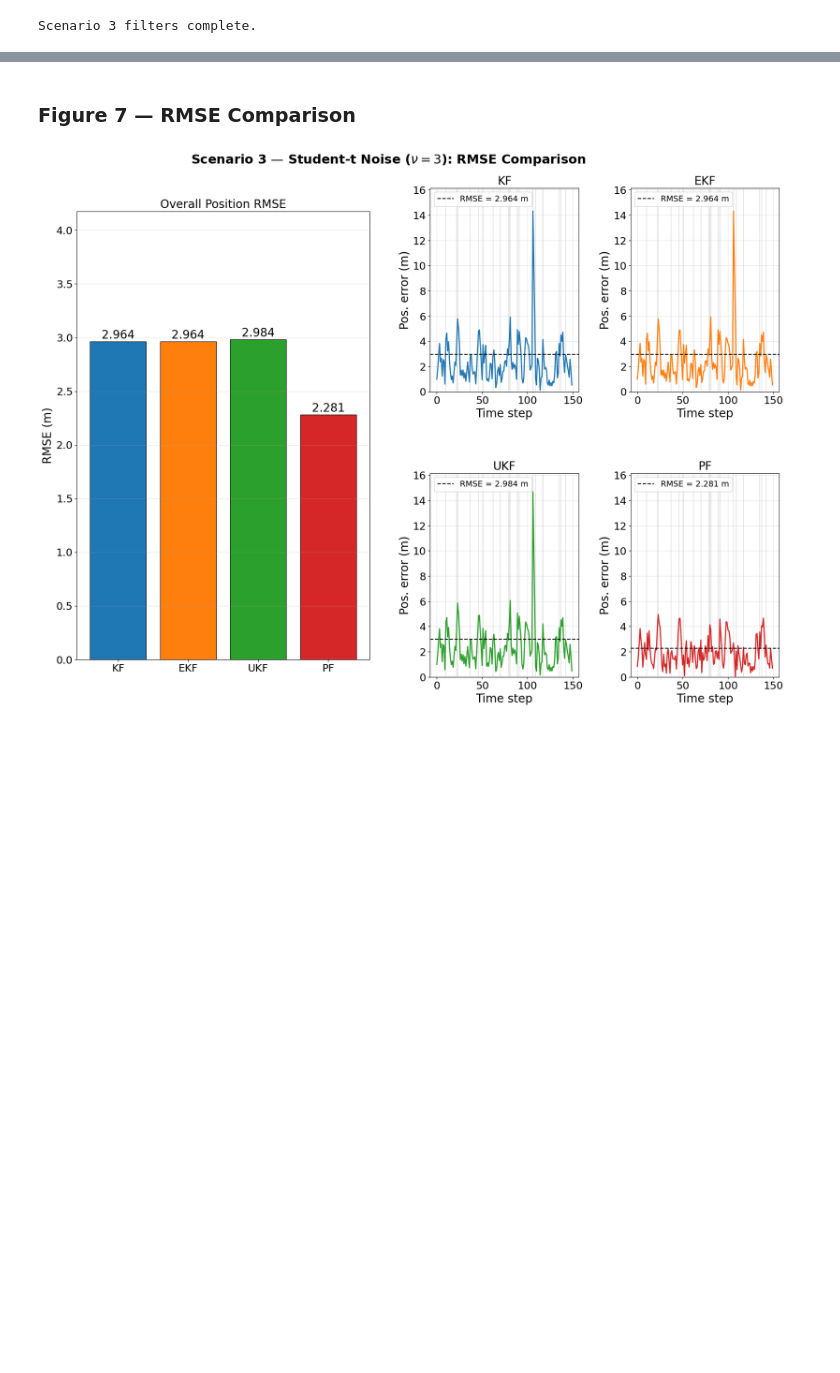
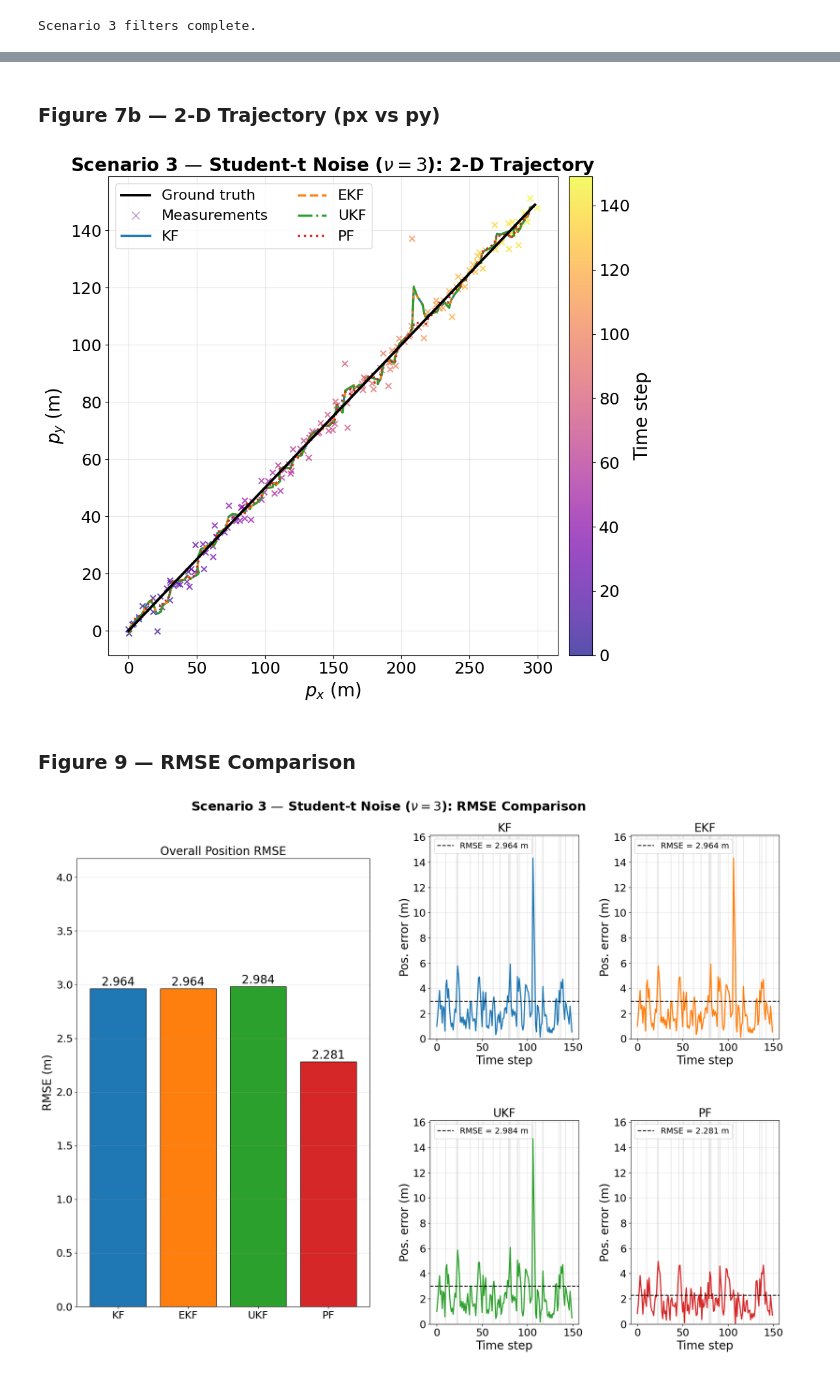
Before and after one commit to Moyin3/Dissertation, a Jupyter notebook: comparative_analysis.ipynb, the cells around one changed output, grey strips where cells are left out. Drawn from its saved outputs; the diff is of its cells as text; code cells hidden in the pictures; blank space fills up the shorter version.

```diff
--- a/comparative_analysis.ipynb
+++ b/comparative_analysis.ipynb
@@ -761,5 +787,25 @@ Scenario 3 filters complete.
+# %% [markdown]
+### Figure 7b — 2-D Trajectory (px vs py)
+# %%
+fig, ax = plt.subplots(figsize=(10,9))
+ax.plot(true_states_3[:,0], true_states_3[:,1], 'k-', lw=2.8, label='Ground truth', zorder=5)
+sc = plasma_scatter_2d(ax, z3[:,0], z3[:,1], t3, label='Measurements')
+for f in FILTERS:
+    ax.plot(est3[f][:,0], est3[f][:,1],
+            color=COLORS[f], ls=LSTYLE[f], lw=2.2, label=f, zorder=4)
+cb = fig.colorbar(sc, ax=ax, pad=0.02)
+cb.set_label('Time step', fontsize=FS); cb.ax.tick_params(labelsize=FS_TICK)
+extra=[Line2D([0],[0],color='k',lw=2.8,label='Ground truth'),
+       Line2D([0],[0],marker='x',color='C4',ms=9,ls='',lw=1.5,alpha=0.7,label='Measurements')]
+ax.legend(handles=legend_handles(extra), ncol=2)
+ax.set_xlabel('$p_x$ (m)'); ax.set_ylabel('$p_y$ (m)')
+ax.set_title(f'Scenario 3 — Student-t Noise ($\\nu={NU}$): 2-D Trajectory', fontweight='bold')
+ax.grid(True,alpha=0.3)
+plt.tight_layout(); plt.savefig('figures/s3_trajectory.png'); plt.show()
+# %% [output]
+[figure, added]
 # %% [markdown]
-### Figure 7 — RMSE Comparison
+### Figure 9 — RMSE Comparison
 # %%
 overall3 = {f: np.sqrt(np.mean(np.sum((est3[f][:,:2]-true_states_3[:,:2])**2, axis=1))) for f in FILTERS}
 
```
Also changed, not shown: parts of 3 cells of this notebook, 2 other files.
